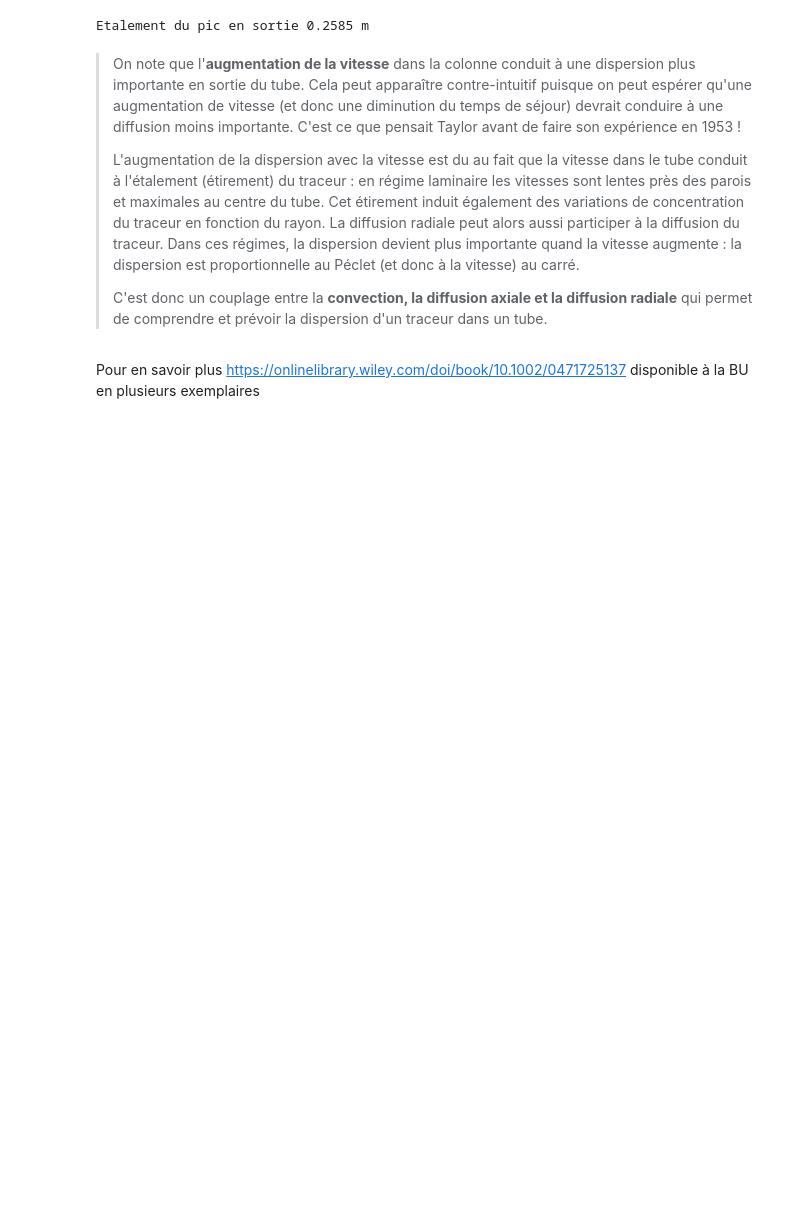
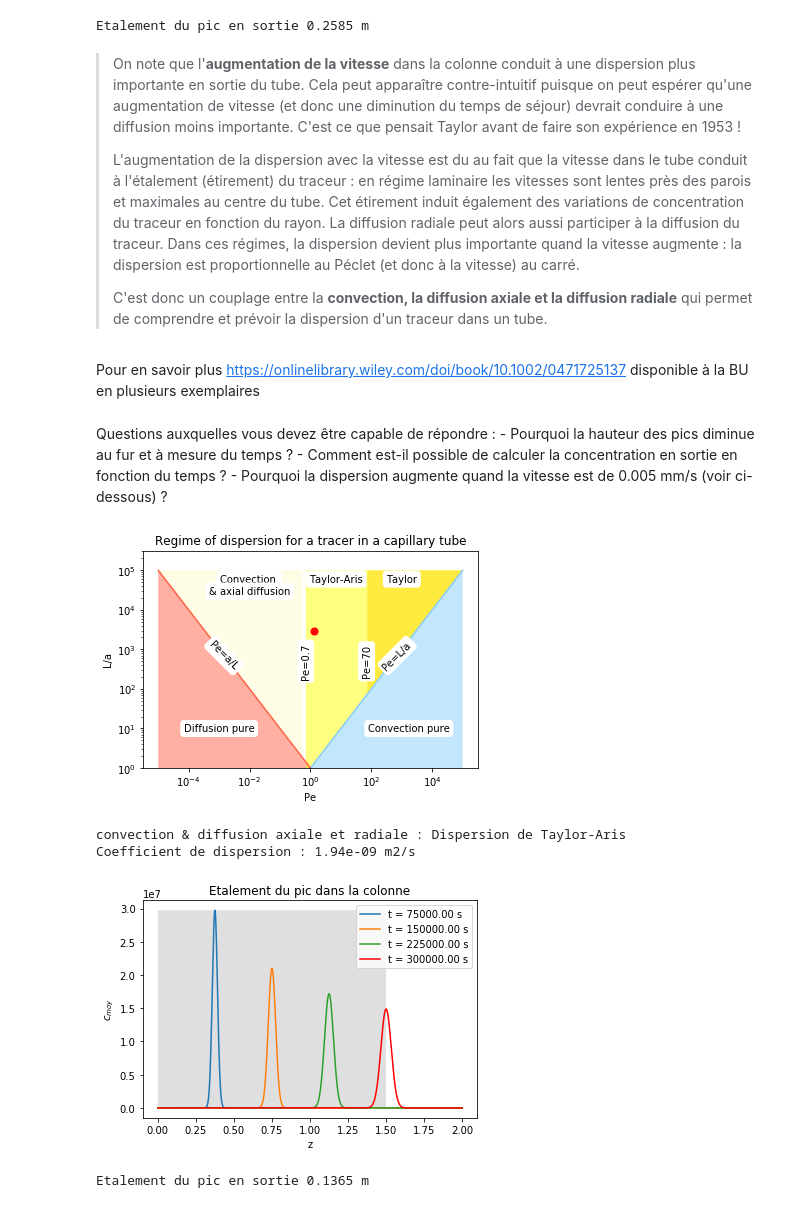
Before and after one commit to bacchin/chemical_engineering_python, a Jupyter notebook: M1_Dispersion&Chromatographie.ipynb, the cells around one changed output. Saved outputs shown, nothing was run; the diff lists cells and outputs as text; code cells hidden in the pictures; blank space fills up the shorter version.

```diff
--- a/M1_Dispersion&Chromatographie.ipynb
+++ b/M1_Dispersion&Chromatographie.ipynb
@@ -187,3 +187,59 @@ Etalement du pic en sortie 0.2585 m
 >C'est donc un couplage entre la **convection, la diffusion axiale et la diffusion radiale** qui permet de comprendre et prévoir la dispersion d'un traceur dans un tube.
 # %% [markdown]
 Pour en savoir plus https://onlinelibrary.wiley.com/doi/book/10.1002/0471725137 disponible à la BU en plusieurs exemplaires
+# %% [markdown]
+Questions auxquelles vous devez être capable de répondre :
+    - Pourquoi la hauteur des pics diminue au fur et à mesure du temps ?
+    - Comment est-il possible de calculer la concentration en sortie en fonction du temps ?
+    - Pourquoi la dispersion augmente quand la vitesse est de 0.005 mm/s (voir ci-dessous) ?
+# %%
+#Expérience de Taylor u=0.5 mm/s
+n0=1.
+a=5e-4
+L=1.5
+D=1.87e-9
+U=5e-6
+Pe=U*a/D
+plotPe()
+plt.scatter(Pe,L/a,c='red',s=50)
+plt.show()
+#Recherche du régime de transport et calcul du coefficient de dispersion
+if Pe>L/a :
+    print ('convection pure')
+elif Pe<a/L:
+    print ('convection pure')
+else:
+    if Pe<0.7:
+        print ('convection & diffusion axiale')
+        D_eff=D
+    if Pe>70:
+        print ('convection & diffusion radiale : Dispersion de Taylor')
+        D_eff=D*Pe**2/48
+    else:
+        print ('convection & diffusion axiale et radiale : Dispersion de Taylor-Aris')
+        D_eff=D*(1+Pe**2/48)
+print ('Coefficient de dispersion :',"%.2e"%D_eff, 'm2/s')
+
+ts=L/U
+
+ts1=0.25*ts
+ts2=0.5*ts
+ts3=0.75*ts
+plt.plot(z,cmoy(z,ts/4), label='t = %.2f s' %ts1)
+plt.plot(z,cmoy(z,ts/2), label='t = %.2f s' %ts2)
+plt.plot(z,cmoy(z,3*ts/4), label='t = %.2f s' %ts3)
+plt.plot(z,cmoy(z,ts),'red', label='t = %.2f s' %ts)
+plt.title('Etalement du pic dans la colonne')
+plt.fill_between(z,max(cmoy(z,ts/4)), where=z<L, facecolor='silver', alpha=0.5)
+plt.xlabel('z')
+plt.ylabel('$c_{moy}$')
+plt.legend(loc='best')
+plt.show()
+
+print ('Etalement du pic en sortie', round(4*np.sqrt(2*D_eff*ts), 4), 'm')
+# %% [output]
+[figure, added]
+convection & diffusion axiale et radiale : Dispersion de Taylor-Aris
+Coefficient de dispersion : 1.94e-09 m2/s
+[figure, added]
+Etalement du pic en sortie 0.1365 m
```
Also changed, not shown: parts of 2 cells of this notebook.
